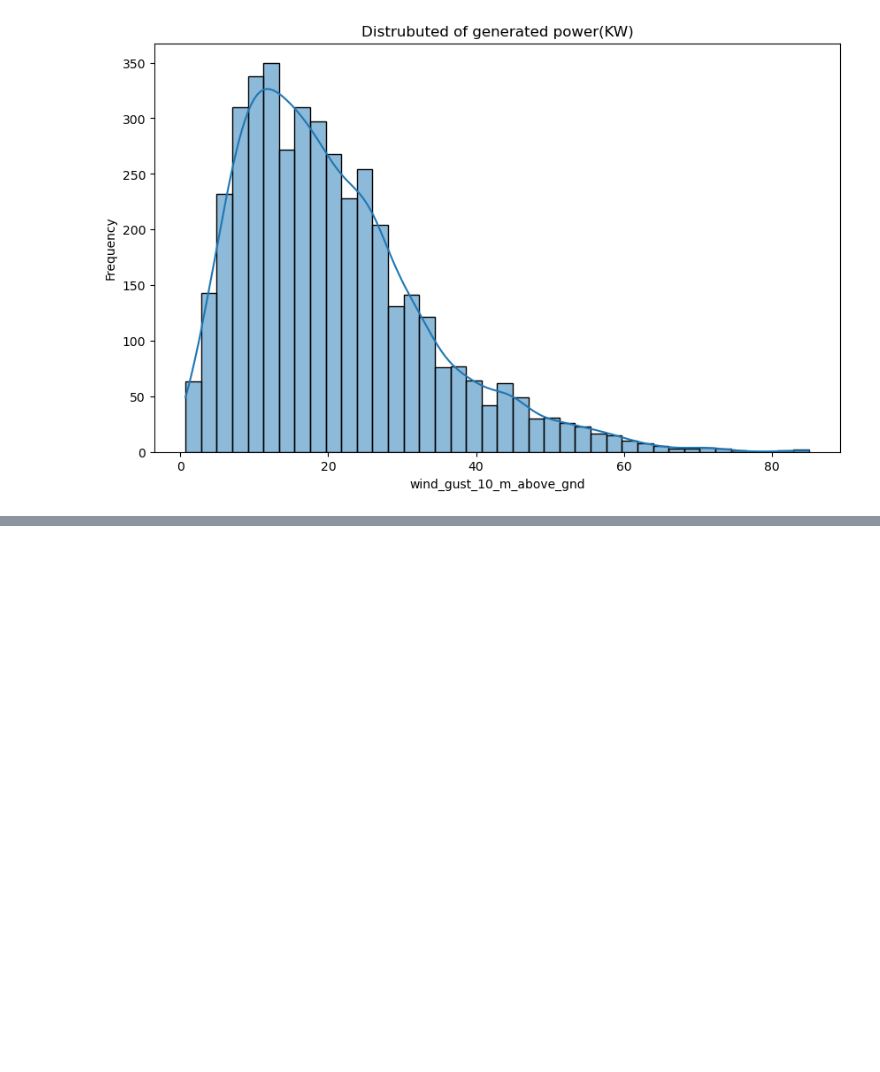
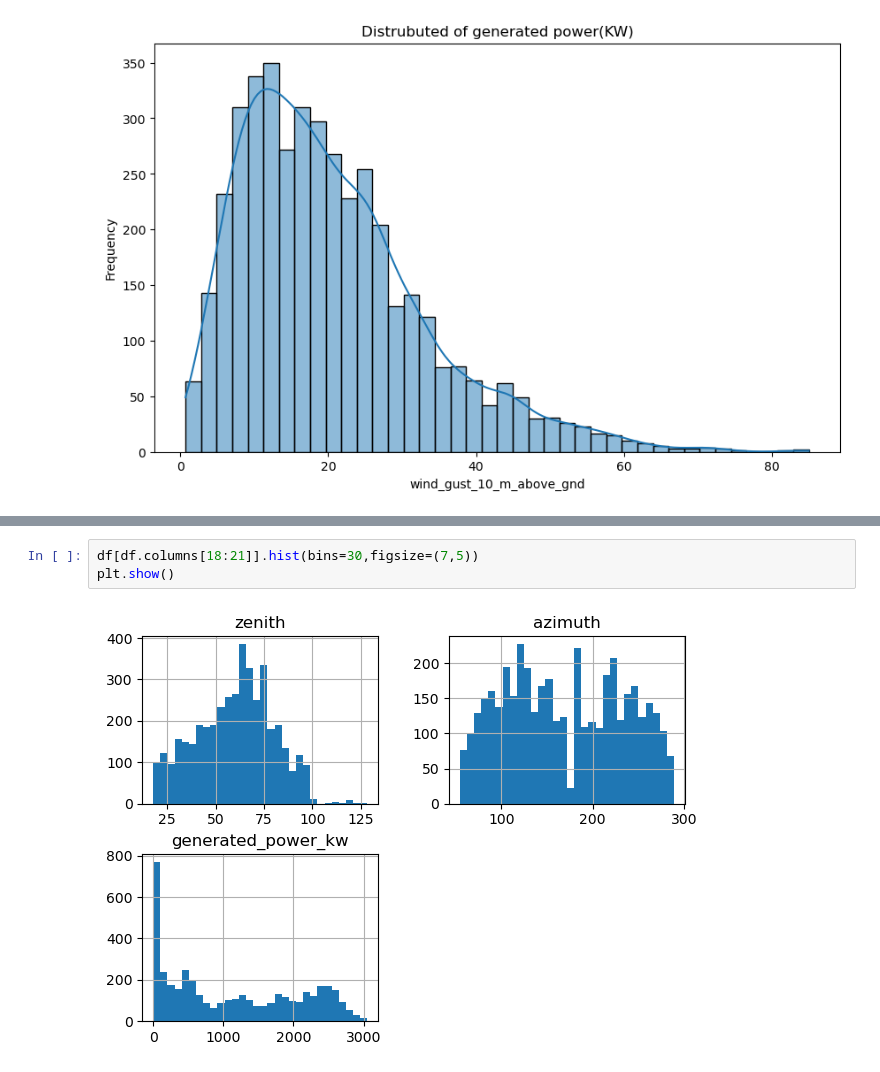
Before and after one commit to korakoppusaikumar/Week-1, a Jupyter notebook: solarpowerpredection_Week_1.ipynb, the cells around one changed output, grey strips where cells are left out. Saved outputs shown, nothing was run; the diff lists cells and outputs as text; blank space fills up the shorter version.

```diff
--- a/solarpowerpredection_Week_1.ipynb
+++ b/solarpowerpredection_Week_1.ipynb
@@ -110,0 +124,5 @@ plt.show()
+# %%
+df[df.columns[18:21]].hist(bins=30,figsize=(7,5))
+plt.show()
+# %% [output]
+[figure, added]
```
Also changed, not shown: parts of 9 cells of this notebook.
